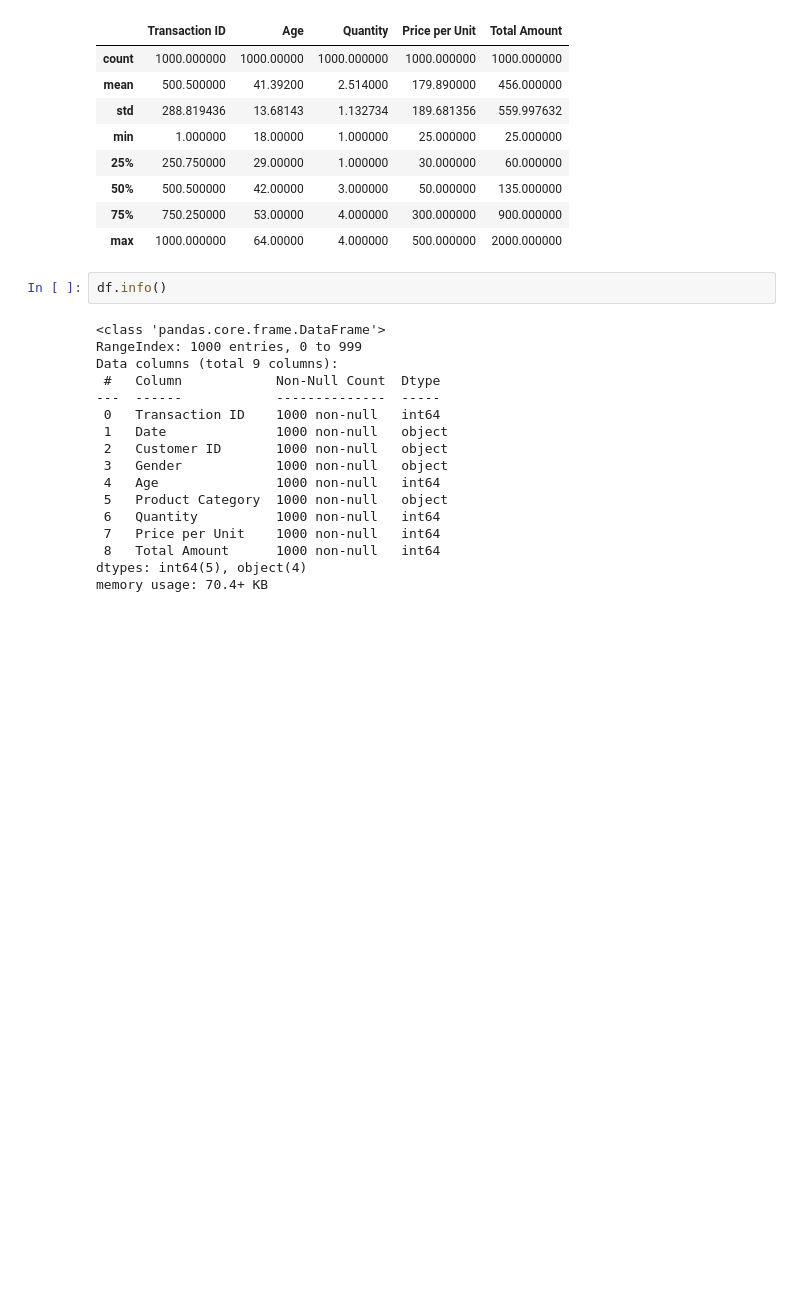
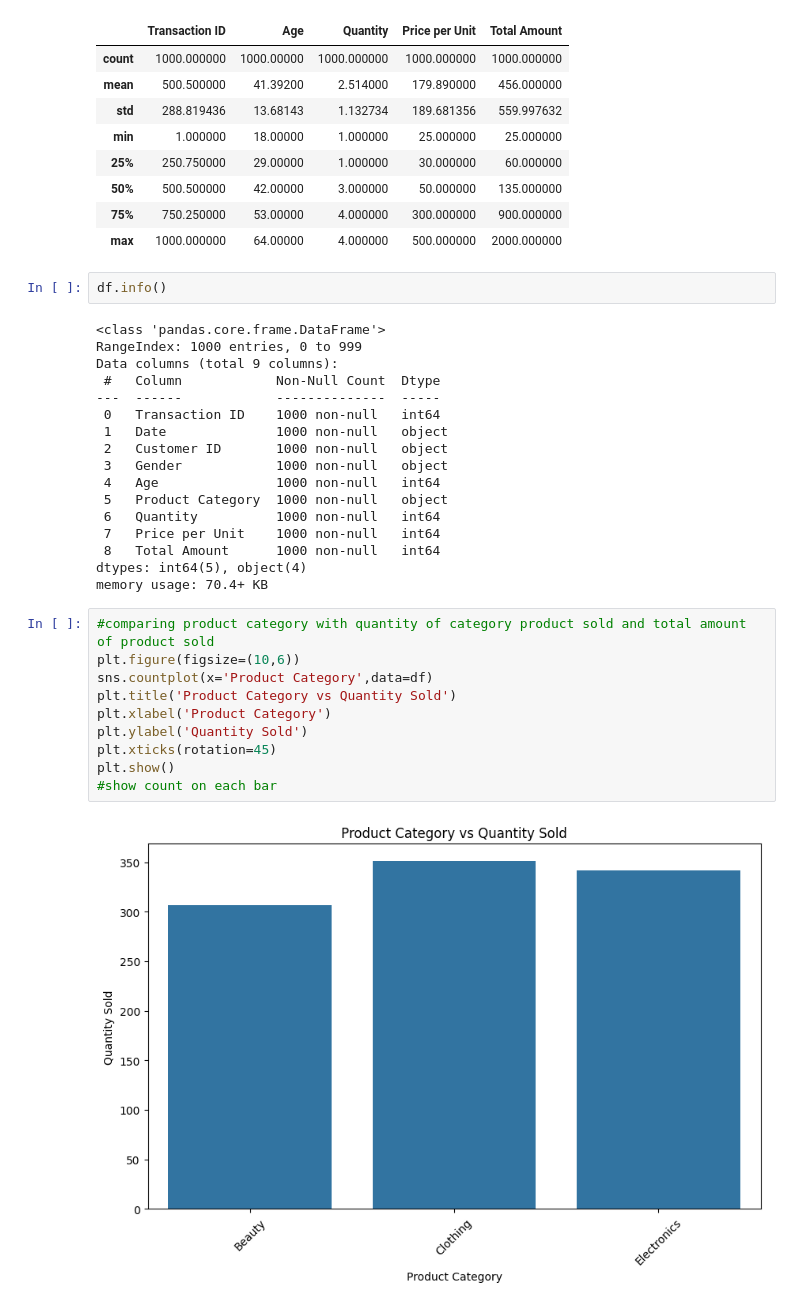
Before and after one commit to DEVang0876/Oasis, a Jupyter notebook: Proj1.ipynb, the cells around one changed output. Cells and saved outputs as stored; diff of their text form; blank space fills up the shorter version.

```diff
--- a/Proj1.ipynb
+++ b/Proj1.ipynb
@@ -61,3 +61,15 @@ Data columns (total 9 columns):
  8   Total Amount      1000 non-null   int64
 dtypes: int64(5), object(4)
 memory usage: 70.4+ KB
+# %%
+#comparing product category with quantity of category product sold and total amount of product sold
+plt.figure(figsize=(10,6))
+sns.countplot(x='Product Category',data=df)
+plt.title('Product Category vs Quantity Sold')
+plt.xlabel('Product Category')
+plt.ylabel('Quantity Sold')
+plt.xticks(rotation=45)
+plt.show()
+#show count on each bar
+# %% [output]
+[figure, added]
```
Also changed, not shown: parts of 6 cells of this notebook.
